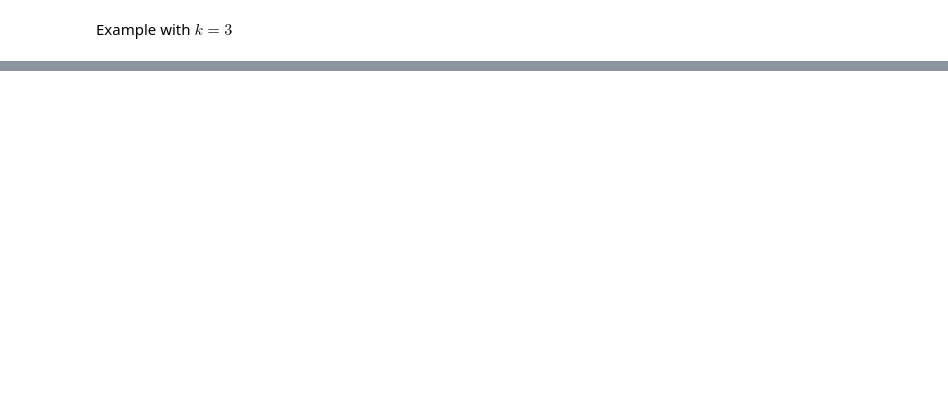
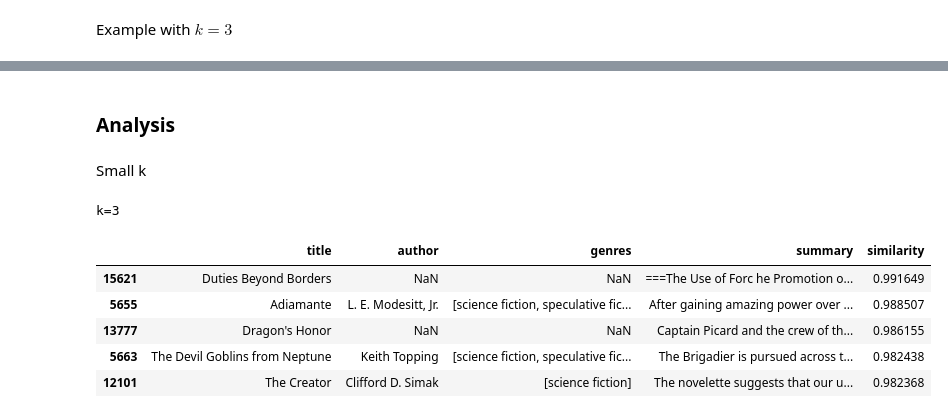
Before and after one commit to michele98/text_mining_project, a Jupyter notebook: dev.ipynb, the cells around one changed output, grey strips where cells are left out. Saved outputs shown, nothing was run; the diff lists cells and outputs as text; code cells hidden in the pictures; blank space fills up the shorter version.

```diff
--- a/dev.ipynb
+++ b/dev.ipynb
@@ -359,7 +504,0 @@ plt.show()
-# %%
-k = 13
-u_k = u[:, :k]
-s_k = s[:k]
-vt_k = vt[:k]
-
-tf_idf_k = u_k@np.diag(s_k)@vt_k
@@ -421,0 +602,34 @@ df['summary'][9296]
+# %%
+def compute_most_similar_docs_lsa(k):
+    s_k = s[:k]
+    u_k = u[:,:k]
+    vt_k = vt[:k,:]
+
+    query_lsa = 1/s_k * np.matmul(u_k.T, tf_idf_query)
+    docs_lsa = s_k[:,np.newaxis]*vt_k
+
+    similarities = compute_cos_similarities(query_lsa, docs_lsa)
+
+    return np.argsort(similarities)[::-1], np.sort(similarities)[::-1]
+
+
+def print_most_similar(k, n=5):
+    doc_ranks, similarities = compute_most_similar_docs_lsa(k)
+    print(f'k={k}')
+    df_display = df.loc[doc_ranks[:n]][['title', 'author', 'genres', 'summary']]
+    df_display['similarity'] = similarities[:n]
+    display(df_display)
+# %% [markdown]
+### Analysis
+# %% [markdown]
+Small k
+# %%
+print_most_similar(3)
+# %% [output]
+k=3
+|  | title | author | genres | summary | similarity |
+| 15621 | Duties Beyond Borders | NaN | NaN | ===The Use of Forc he Promotion o... | 0.991649 |
+| 5655 | Adiamante | L. E. Modesitt, Jr. | [science fiction, speculative fic... | After gaining amazing power over ... | 0.988507 |
+| 13777 | Dragon's Honor | NaN | NaN | Captain Picard and the crew of th... | 0.986155 |
+| 5663 | The Devil Goblins from Neptune | Keith Topping | [science fiction, speculative fic... | The Brigadier is pursued across t... | 0.982438 |
+| 12101 | The Creator | Clifford D. Simak | [science fiction] | The novelette suggests that our u... | 0.982368 |
```
Also changed, not shown: parts of 84 cells of this notebook, 2 other files.
